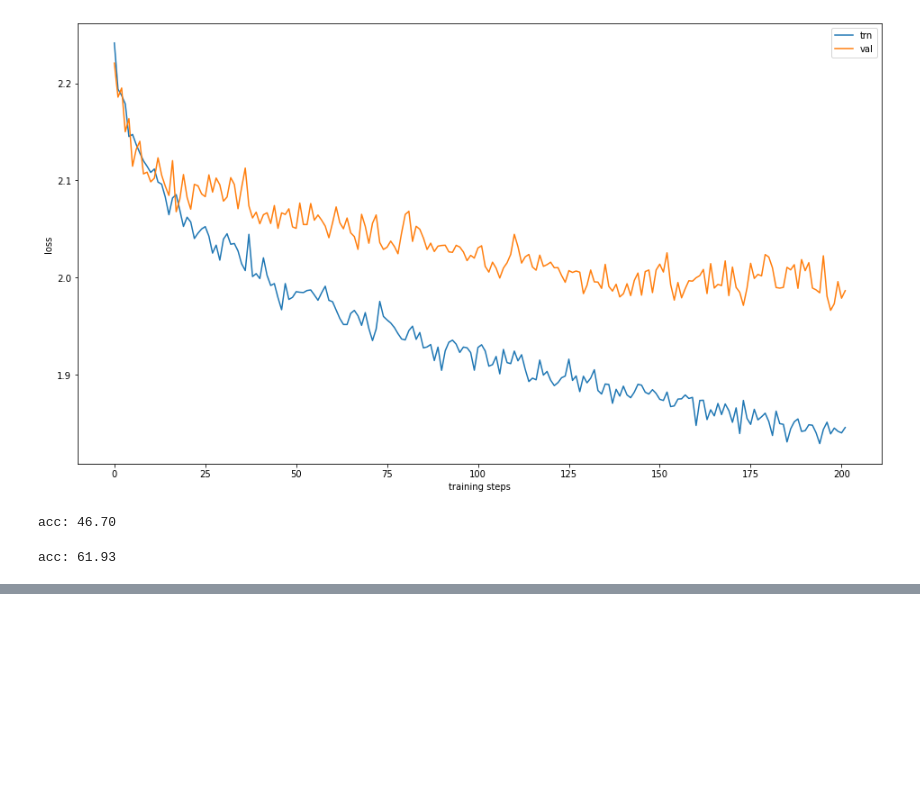
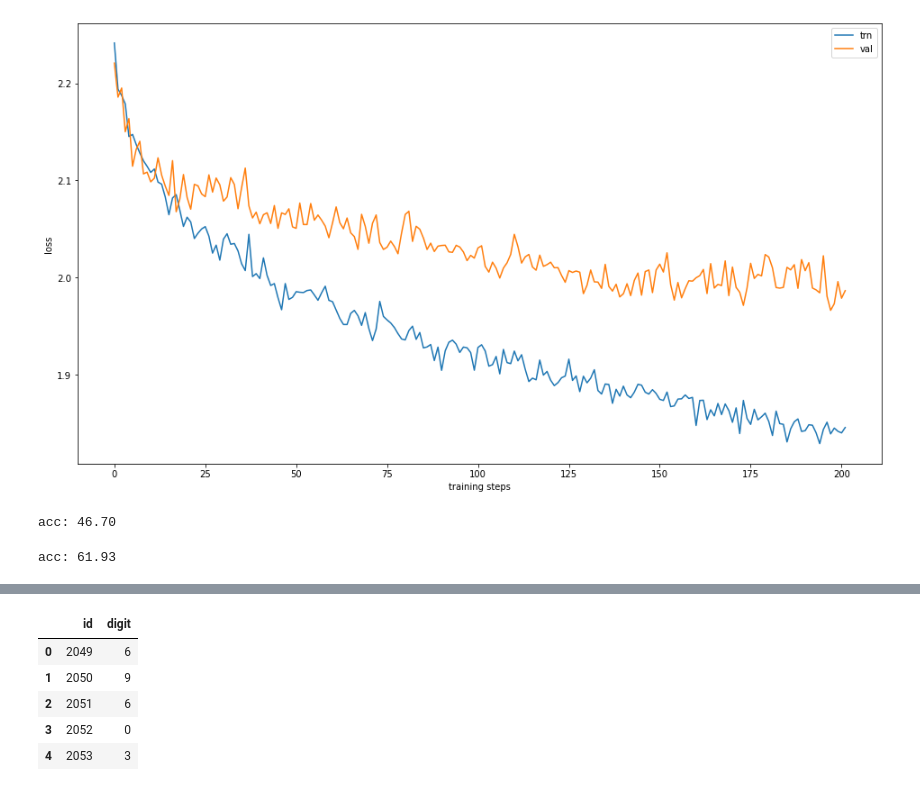
Before and after one commit to JerryKwon/EMNST_DACON, a Jupyter notebook: ipynb_notebooks/baseline.ipynb, the cells around one changed output, grey strips where cells are left out. Saved outputs shown, nothing was run; the diff lists cells and outputs as text; code cells hidden in the pictures; blank space fills up the shorter version.

```diff
--- a/ipynb_notebooks/baseline.ipynb
+++ b/ipynb_notebooks/baseline.ipynb
@@ -798,0 +795,17 @@ class EarlyStopping:
+# %%
+import re
+pattern = '[0-9]+_[A-Z]'
+
+test_dict = dict()
+
+idx = 0
+for dir_name, _, file_names in os.walk(path_test):
+  for file_name in tqdm_notebook(file_names):
+    img_str= re.search(pattern,file_name).group()
+    img_id, img_letter = img_str.split("_")
+    img_path = os.path.join(path_test,file_name)
+    # pickle data load
+    with open(img_path, 'rb') as f:
+      img = pickle.load(f)
+      test_dict[idx] = {"img_id":img_id, "letter":img_letter, "img":img}
+      idx+=1
@@ -798,0 +837,34 @@ class EarlyStopping:
+# %%
+test_dataset2 = Emnst_Datset3(img_dict=test_dict,img_height=28,img_width=28,transform=test_transforms2)
+test_loader2 = DataLoader(test_dataset2, batch_size=16,shuffle=False)
+# %%
+def test_model(model):
+
+  result_dict = dict()
+
+  with torch.no_grad():
+    for input, ids in tqdm_notebook(test_loader2):
+      output = model(input)
+      output = torch.argmax(output,dim=1)
+
+      ids = ids.data.numpy()
+      output = output.data.numpy()
+
+      for idx, id in enumerate(ids):
+        result_dict[id] = output[idx]
+
+  return result_dict
+
+output = test_model(trained_model)
+# %%
+submission = pd.read_csv(os.path.join(data_home,'submission.csv'))
+submission.loc[:,"digit"] = submission.id.apply(lambda x: output[x])
+# %%
+submission.head()
+# %% [output]
+|  | id | digit |
+| 0 | 2049 | 6 |
+| 1 | 2050 | 9 |
+| 2 | 2051 | 6 |
+| 3 | 2052 | 0 |
+| 4 | 2053 | 3 |
```
Also changed, not shown: parts of 39 cells of this notebook.
